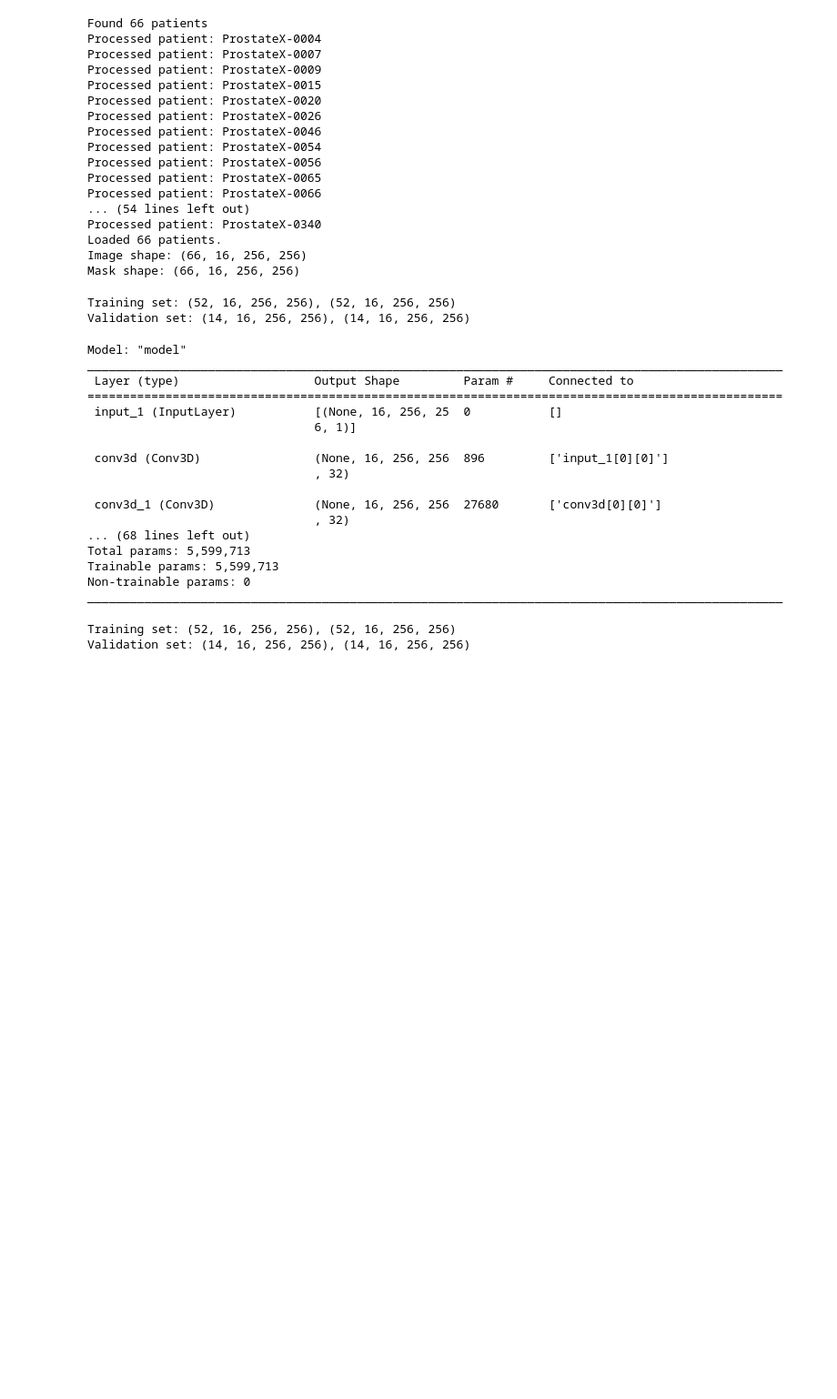
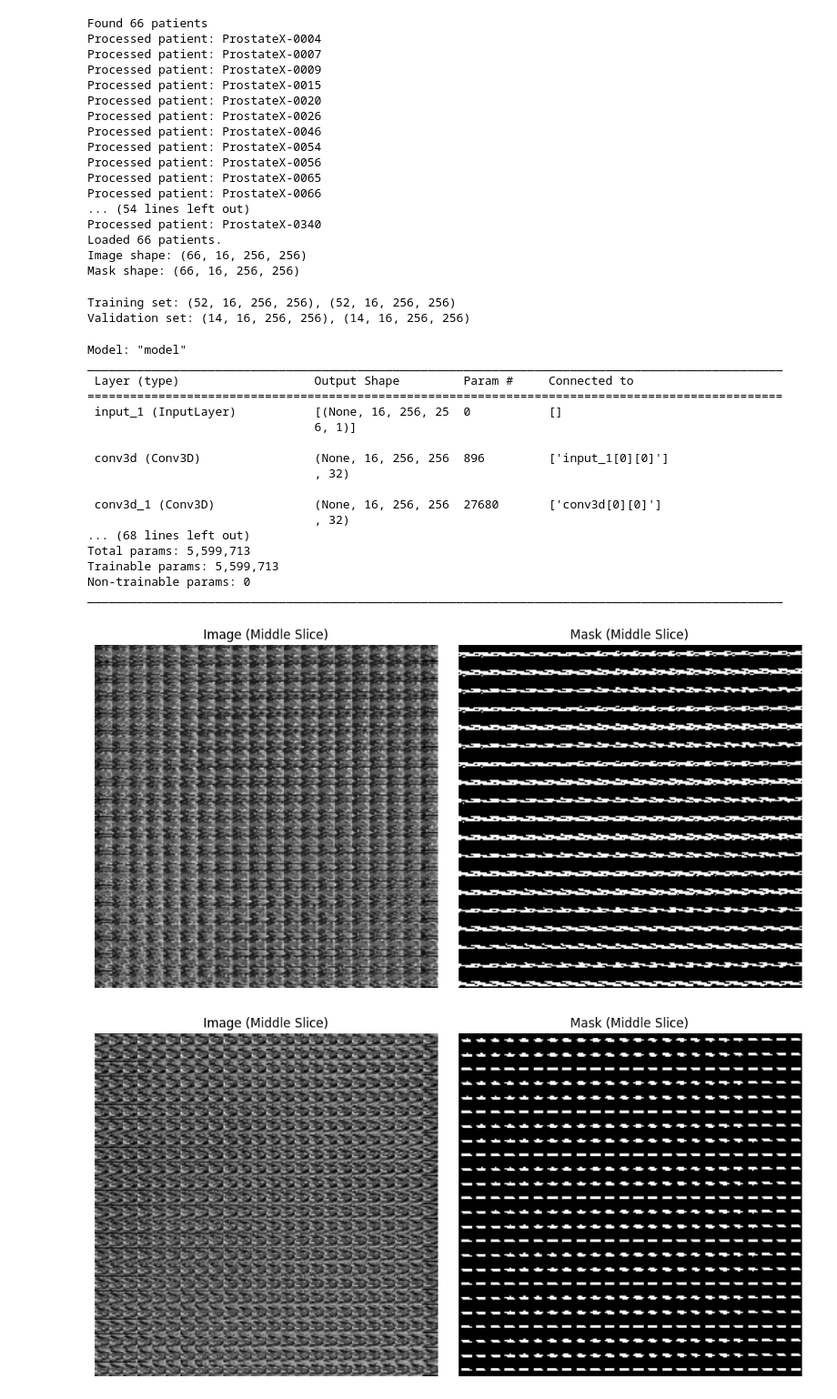
Before and after one commit to duchannes19/CV-Project, a Jupyter notebook: backend/train.ipynb, the cells around one changed output. Shown at 91% size. Saved outputs shown, nothing was run; the diff lists cells and outputs as text; code cells hidden in the pictures; blank space fills up the shorter version.

```diff
--- a/backend/train.ipynb
+++ b/backend/train.ipynb
@@ -454,14 +458,25 @@ Total params: 5,599,713
 Trainable params: 5,599,713
 Non-trainable params: 0
 __________________________________________________________________________________________________
-# %%
-# Split the dataset into training and validation sets
-X_train, X_val, y_train, y_val = train_test_split(
-    images, masks, test_size=0.2, random_state=42
-)
-
-print(f"Training set: {X_train.shape}, {y_train.shape}")
-print(f"Validation set: {X_val.shape}, {y_val.shape}")
-# %% [output]
-Training set: (52, 16, 256, 256), (52, 16, 256, 256)
-Validation set: (14, 16, 256, 256), (14, 16, 256, 256)
+# %%
+# Visually inspect the Ground Truth images and masks
+def plot_images(images, masks, num_images=5):
+    for i in range(num_images):
+        idx = np.random.randint(0, len(images))
+        img = images[idx]
+        mask = masks[idx]
+        mid_slice = img.shape[0] // 2  # Select the middle slice
+        fig, ax = plt.subplots(1, 2, figsize=(10, 5))
+        ax[0].imshow(img[mid_slice], cmap='gray')
+        ax[0].axis('off')
+        ax[0].set_title('Image (Middle Slice)')
+        ax[1].imshow(mask[mid_slice], cmap='gray')
+        ax[1].axis('off')
+        ax[1].set_title('Mask (Middle Slice)')
+        plt.tight_layout()
+        plt.show()
+
+plot_images(X_train, y_train)
+# %% [output]
+[figure, added]
+[figure, added]
```
Also changed, not shown: parts of 8 cells of this notebook.
